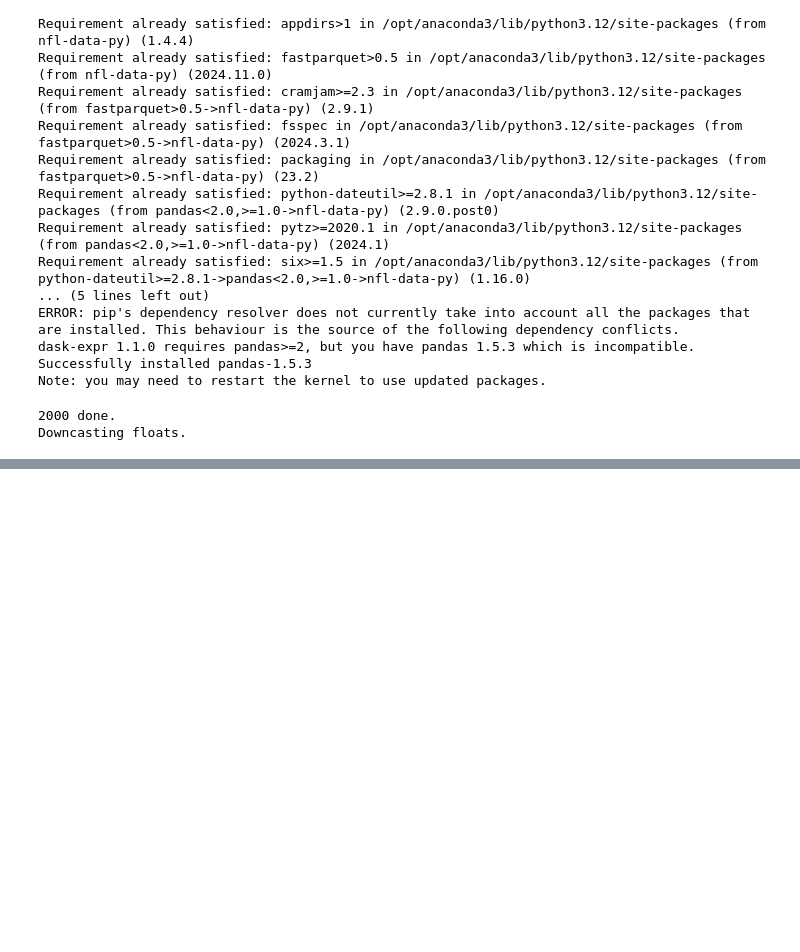
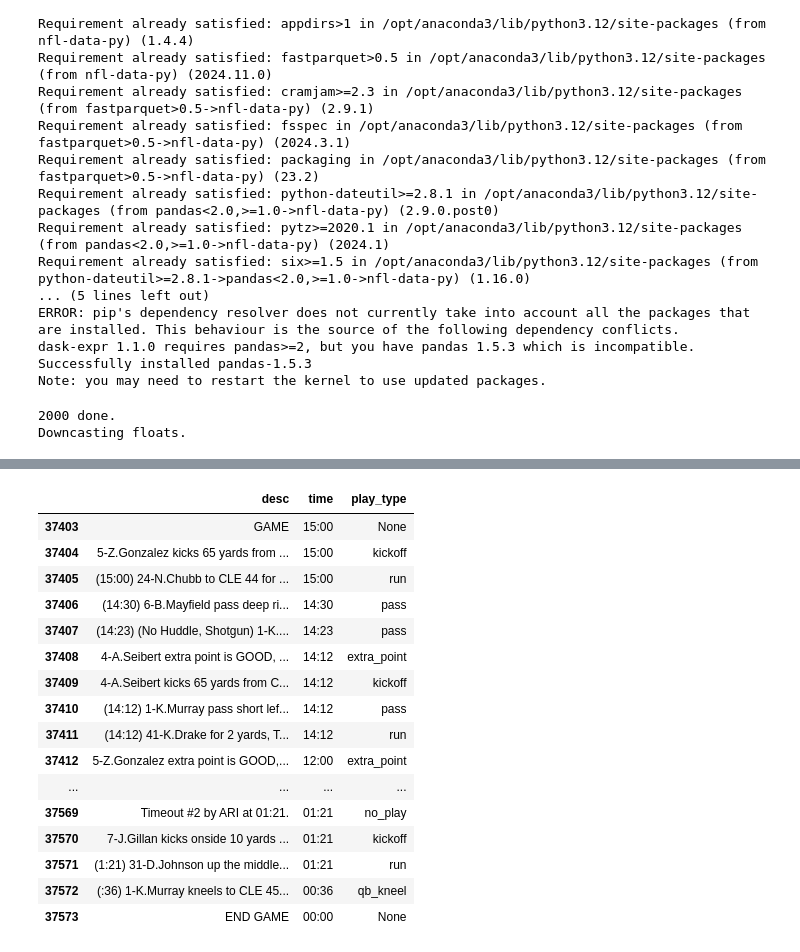
Before and after one commit to connor-pickett/2025_FinalProject_Ctrl-Alt-Defeat, a Jupyter notebook: Class_NFL_Project.ipynb, the cells around one changed output, grey strips where cells are left out. Cells and saved outputs as stored; diff of their text form; code cells hidden in the pictures; blank space fills up the shorter version.

```diff
--- a/Class_NFL_Project.ipynb
+++ b/Class_NFL_Project.ipynb
@@ -72,2 +74,31 @@ Downcasting floats.
+# %%
+import pandas as pd
+
+# Ensure pandas does not truncate output
+pd.set_option('display.max_rows', None)  # Show all rows
+pd.set_option('display.max_columns', None)  # Show all columns
+pd.set_option('display.width', None)  # Prevent line breaks
+pd.set_option('display.max_colwidth', None)  # Show full content of each cell
+
+# Print the filtered DataFrame
+pbp[pbp.game_id == '2019_15_CLE_ARI'][['desc', 'time', 'play_type']]
+# %% [output]
+|  | desc | time | play_type |
+| 37403 | GAME | 15:00 | None |
+| 37404 | 5-Z.Gonzalez kicks 65 yards from ... | 15:00 | kickoff |
+| 37405 | (15:00) 24-N.Chubb to CLE 44 for ... | 15:00 | run |
+| 37406 | (14:30) 6-B.Mayfield pass deep ri... | 14:30 | pass |
+| 37407 | (14:23) (No Huddle, Shotgun) 1-K.... | 14:23 | pass |
+| 37408 | 4-A.Seibert extra point is GOOD, ... | 14:12 | extra_point |
+| 37409 | 4-A.Seibert kicks 65 yards from C... | 14:12 | kickoff |
+| 37410 | (14:12) 1-K.Murray pass short lef... | 14:12 | pass |
+| 37411 | (14:12) 41-K.Drake for 2 yards, T... | 14:12 | run |
+| 37412 | 5-Z.Gonzalez extra point is GOOD,... | 12:00 | extra_point |
+| ... | ... | ... | ... |
+| 37569 | Timeout #2 by ARI at 01:21. | 01:21 | no_play |
+| 37570 | 7-J.Gillan kicks onside 10 yards ... | 01:21 | kickoff |
+| 37571 | (1:21) 31-D.Johnson up the middle... | 01:21 | run |
+| 37572 | (:36) 1-K.Murray kneels to CLE 45... | 00:36 | qb_kneel |
+| 37573 | END GAME | 00:00 | None |
 # %%
 hi=nfl.import_weekly_data([2000, 2005])
```
Also changed, not shown: parts of 4 cells of this notebook.
